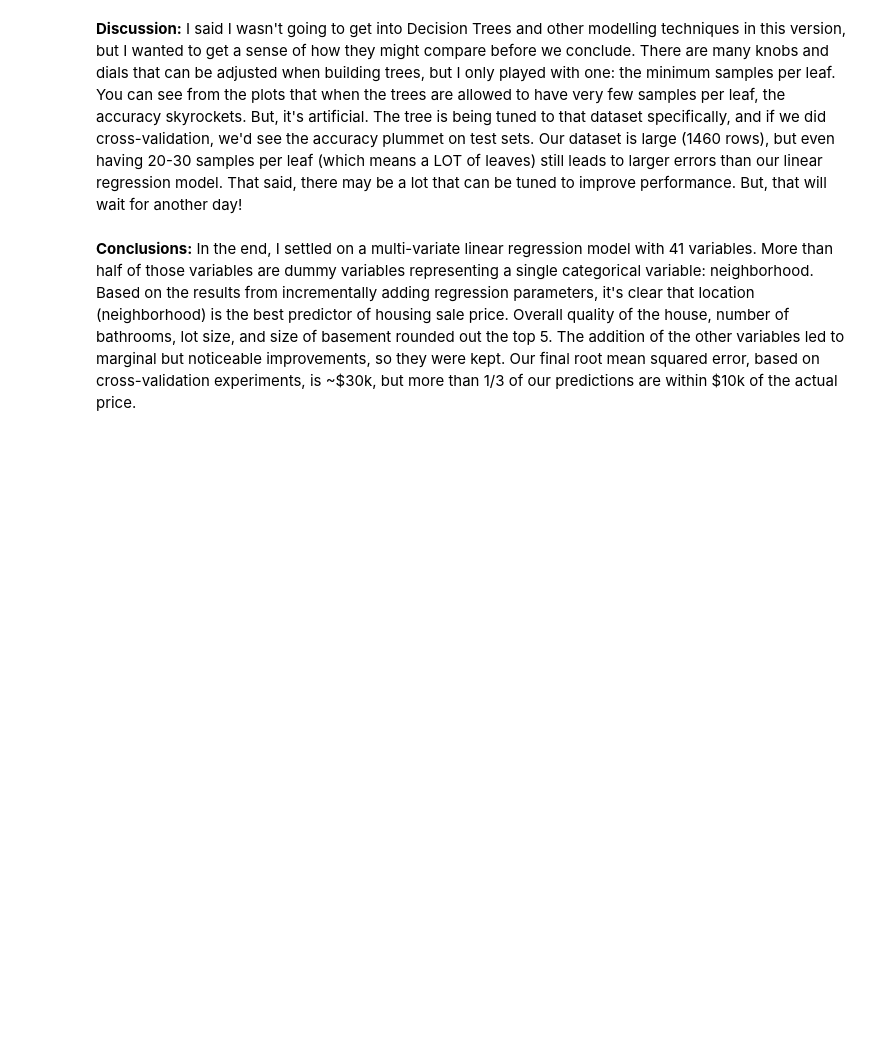
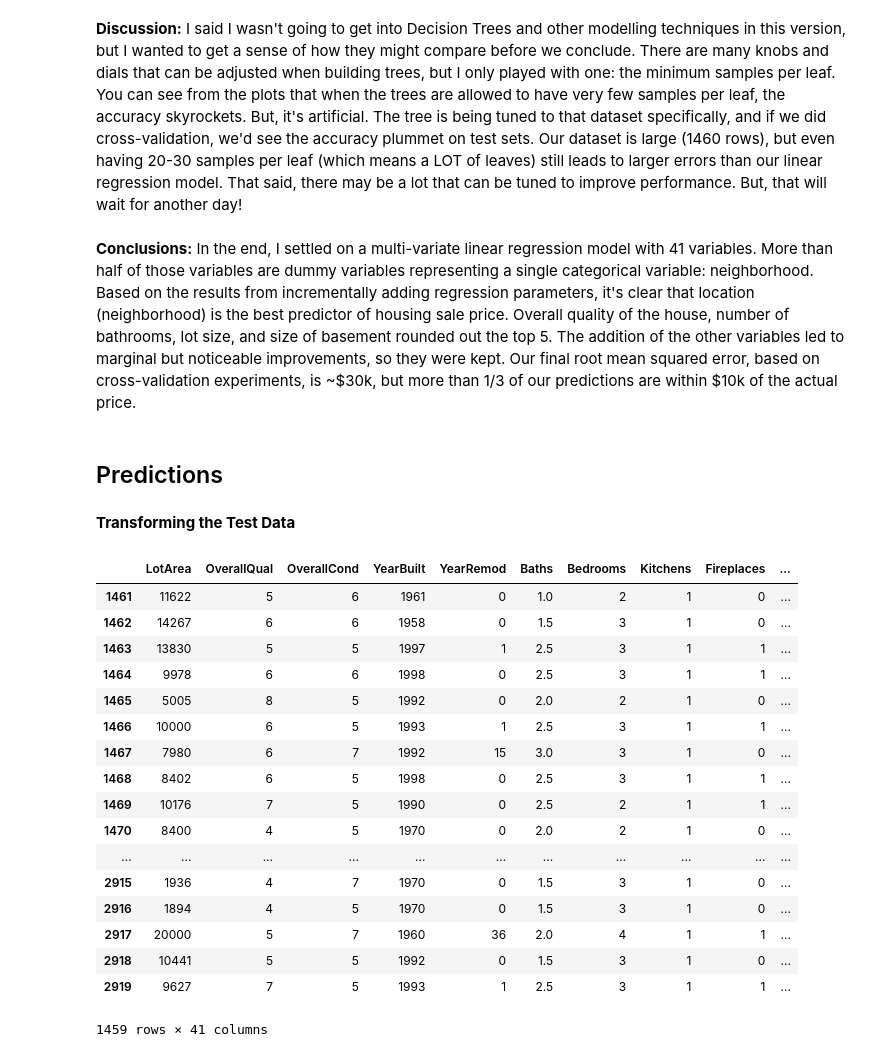
Before and after one commit to brianlevay/data_science, a Jupyter notebook: home_prices/home_prices.ipynb, the cells around one changed output. Cells and saved outputs as stored; diff of their text form; code cells hidden in the pictures; blank space fills up the shorter version.

```diff
--- a/home_prices/home_prices.ipynb
+++ b/home_prices/home_prices.ipynb
@@ -631,3 +638,38 @@ plt.show()
 **Discussion:** I said I wasn't going to get into Decision Trees and other modelling techniques in this version, but I wanted to get a sense of how they might compare before we conclude. There are many knobs and dials that can be adjusted when building trees, but I only played with one: the minimum samples per leaf. You can see from the plots that when the trees are allowed to have very few samples per leaf, the accuracy skyrockets. But, it's artificial. The tree is being tuned to that dataset specifically, and if we did cross-validation, we'd see the accuracy plummet on test sets. Our dataset is large (1460 rows), but even having 20-30 samples per leaf (which means a LOT of leaves) still leads to larger errors than our linear regression model. That said, there may be a lot that can be tuned to improve performance. But, that will wait for another day!
 # %% [markdown]
 **Conclusions:** In the end, I settled on a multi-variate linear regression model with 41 variables. More than half of those variables are dummy variables representing a single categorical variable: neighborhood. Based on the results from incrementally adding regression parameters, it's clear that location (neighborhood) is the best predictor of housing sale price. Overall quality of the house, number of bathrooms, lot size, and size of basement rounded out the top 5. The addition of the other variables led to marginal but noticeable improvements, so they were kept. Our final root mean squared error, based on cross-validation experiments, is ~\$30k, but more than 1/3 of our predictions are within \$10k of the actual price.
+# %% [markdown]
+Predictions
+---
+# %% [markdown]
+**Transforming the Test Data**
+# %%
+test = pd.read_csv("test.csv")
+
+test_num, test_nb_cols = convert_df(test,"test")
+min_index = len(prices_num) + 1
+max_index = len(test_num) + min_index
+test_num['Id'] = range(min_index,max_index)
+test_num = test_num.set_index(keys=['Id'],drop=True)
+test_num.index.name = None
+
+test_num
+# %% [output]
+|  | LotArea | OverallQual | OverallCond | YearBuilt | YearRemod | Baths | Bedrooms | Kitchens | Fireplaces | ... |
+| 1461 | 11622 | 5 | 6 | 1961 | 0 | 1.0 | 2 | 1 | 0 | ... |
+| 1462 | 14267 | 6 | 6 | 1958 | 0 | 1.5 | 3 | 1 | 0 | ... |
+| 1463 | 13830 | 5 | 5 | 1997 | 1 | 2.5 | 3 | 1 | 1 | ... |
+| 1464 | 9978 | 6 | 6 | 1998 | 0 | 2.5 | 3 | 1 | 1 | ... |
+| 1465 | 5005 | 8 | 5 | 1992 | 0 | 2.0 | 2 | 1 | 0 | ... |
+| 1466 | 10000 | 6 | 5 | 1993 | 1 | 2.5 | 3 | 1 | 1 | ... |
+| 1467 | 7980 | 6 | 7 | 1992 | 15 | 3.0 | 3 | 1 | 0 | ... |
+| 1468 | 8402 | 6 | 5 | 1998 | 0 | 2.5 | 3 | 1 | 1 | ... |
+| 1469 | 10176 | 7 | 5 | 1990 | 0 | 2.5 | 2 | 1 | 1 | ... |
+| 1470 | 8400 | 4 | 5 | 1970 | 0 | 2.0 | 2 | 1 | 0 | ... |
+| ... | ... | ... | ... | ... | ... | ... | ... | ... | ... | ... |
+| 2915 | 1936 | 4 | 7 | 1970 | 0 | 1.5 | 3 | 1 | 0 | ... |
+| 2916 | 1894 | 4 | 5 | 1970 | 0 | 1.5 | 3 | 1 | 0 | ... |
+| 2917 | 20000 | 5 | 7 | 1960 | 36 | 2.0 | 4 | 1 | 1 | ... |
+| 2918 | 10441 | 5 | 5 | 1992 | 0 | 1.5 | 3 | 1 | 0 | ... |
+| 2919 | 9627 | 7 | 5 | 1993 | 1 | 2.5 | 3 | 1 | 1 | ... |
+1459 rows × 41 columns
```
Also changed, not shown: parts of 6 cells of this notebook, 2 other files.
